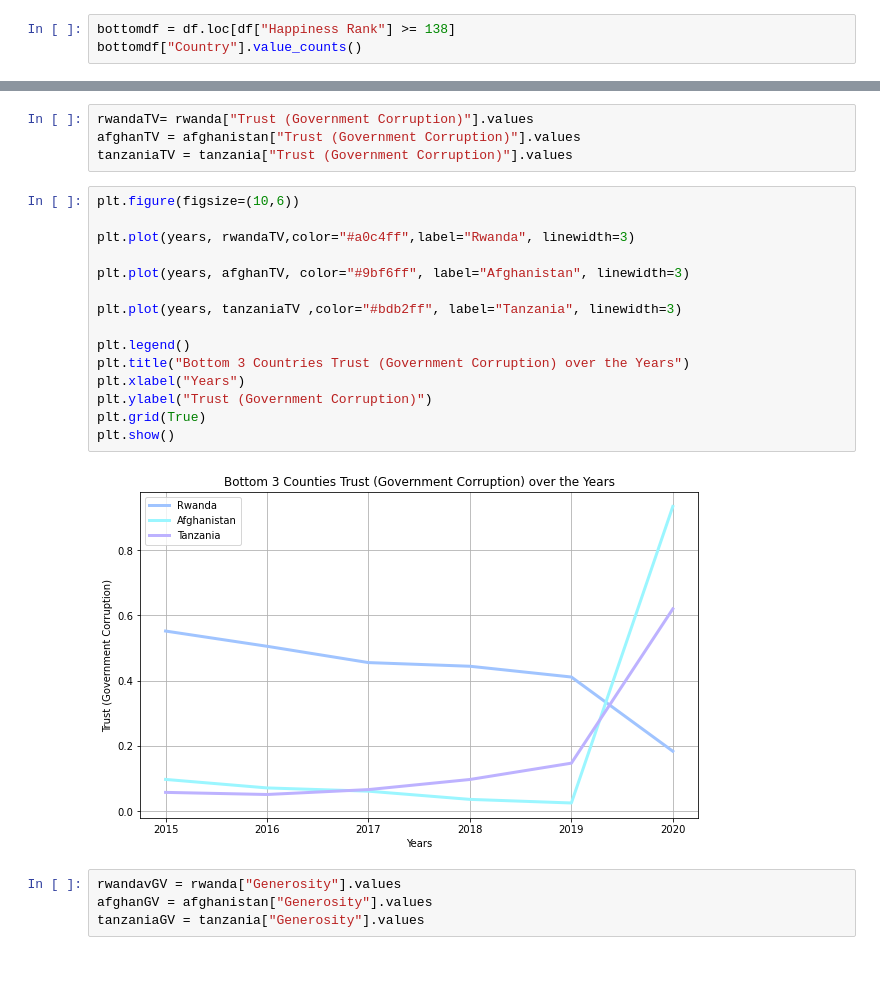
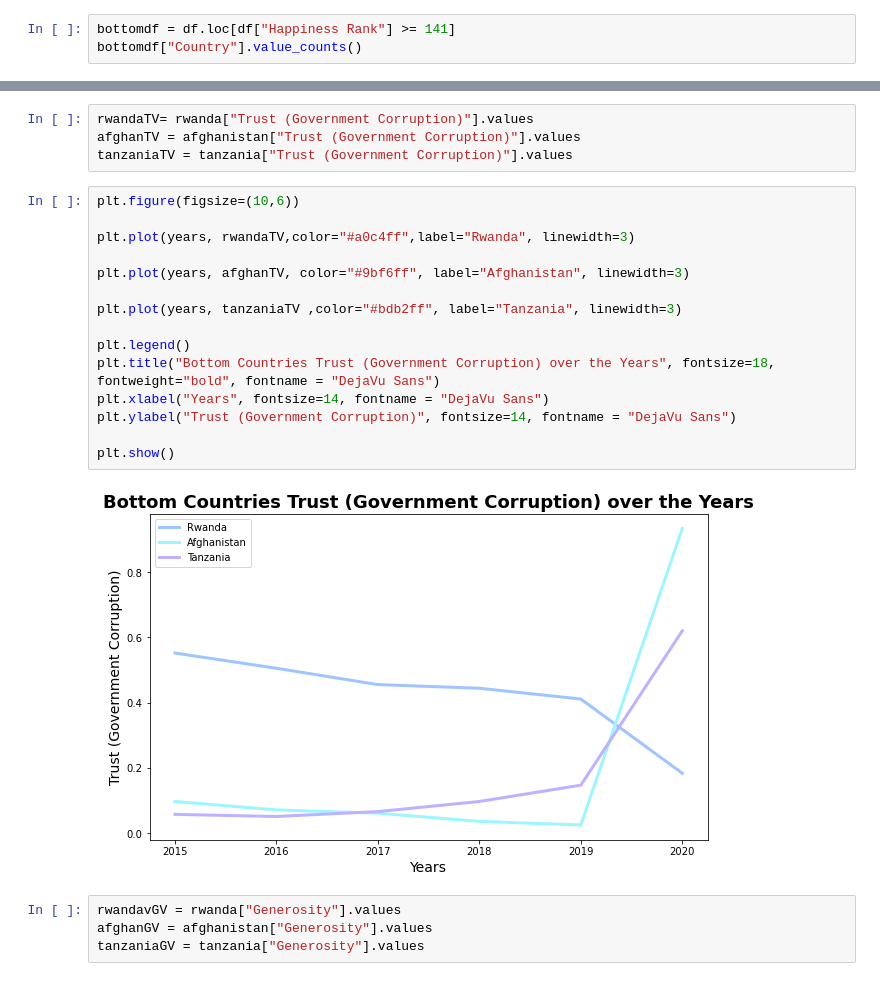
Before and after one commit to alexarnold630/Happiness_Index_Investigation, a Jupyter notebook: Happiness/Line Charts_Lane.ipynb, the cells around one changed output, grey strips where cells are left out. Saved outputs shown, nothing was run; the diff lists cells and outputs as text.

```diff
--- a/Happiness/Line Charts_Lane.ipynb
+++ b/Happiness/Line Charts_Lane.ipynb
@@ -43,4 +54,4 @@ topdf.head()
 # %%
-bottomdf = df.loc[df["Happiness Rank"] >= 138]
+bottomdf = df.loc[df["Happiness Rank"] >= 141]
 bottomdf["Country"].value_counts()
 # %% [output]
@@ -208,20 +220,20 @@ tanzaniaTV = tanzania["Trust (Government Corruption)"].values
 # %%
 plt.figure(figsize=(10,6))
 
 plt.plot(years, rwandaTV,color="#a0c4ff",label="Rwanda", linewidth=3)
 
 plt.plot(years, afghanTV, color="#9bf6ff", label="Afghanistan", linewidth=3)
 
 plt.plot(years, tanzaniaTV ,color="#bdb2ff", label="Tanzania", linewidth=3)
 
 plt.legend()
-plt.title("Bottom 3 Countries Trust (Government Corruption) over the Years")
-plt.xlabel("Years")
-plt.ylabel("Trust (Government Corruption)")
-plt.grid(True)
+plt.title("Bottom Countries Trust (Government Corruption) over the Years", fontsize=18, fontweight="bold", fontname = "DejaVu Sans")
+plt.xlabel("Years", fontsize=14, fontname = "DejaVu Sans")
+plt.ylabel("Trust (Government Corruption)", fontsize=14, fontname = "DejaVu Sans")
+
 plt.show()
 # %% [output]
-[figure, old version]
+[figure, new version]
 # %%
 rwandavGV = rwanda["Generosity"].values
 afghanGV = afghanistan["Generosity"].values
```
Also changed, not shown: parts of 31 cells of this notebook, 22 other files.
